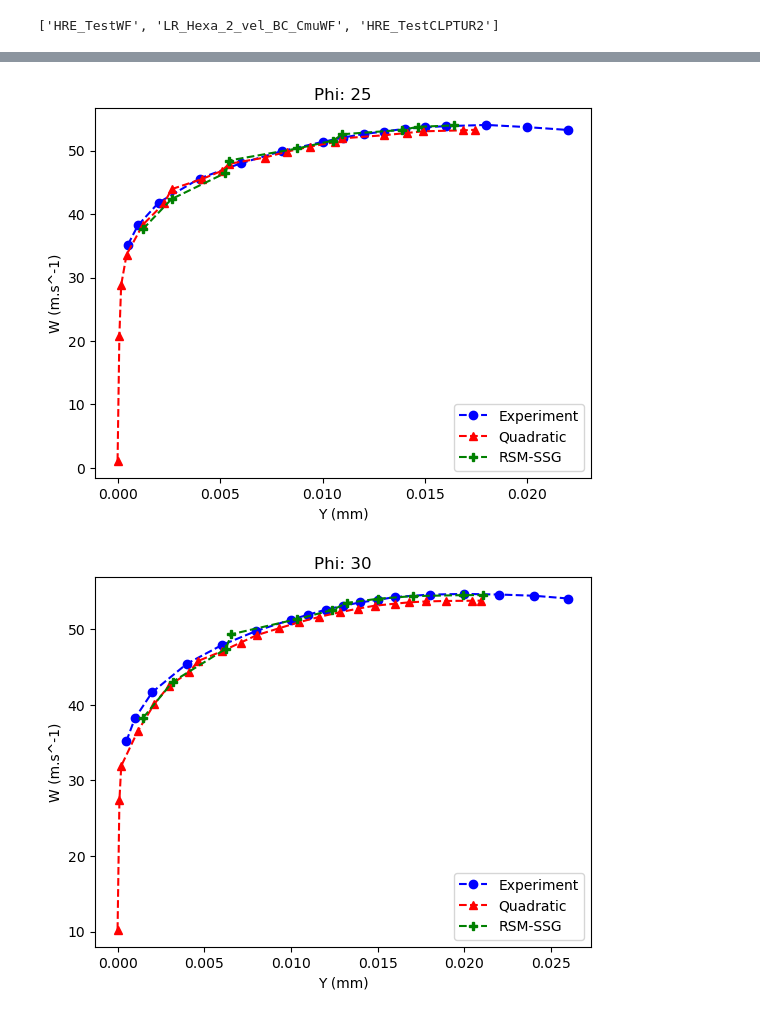
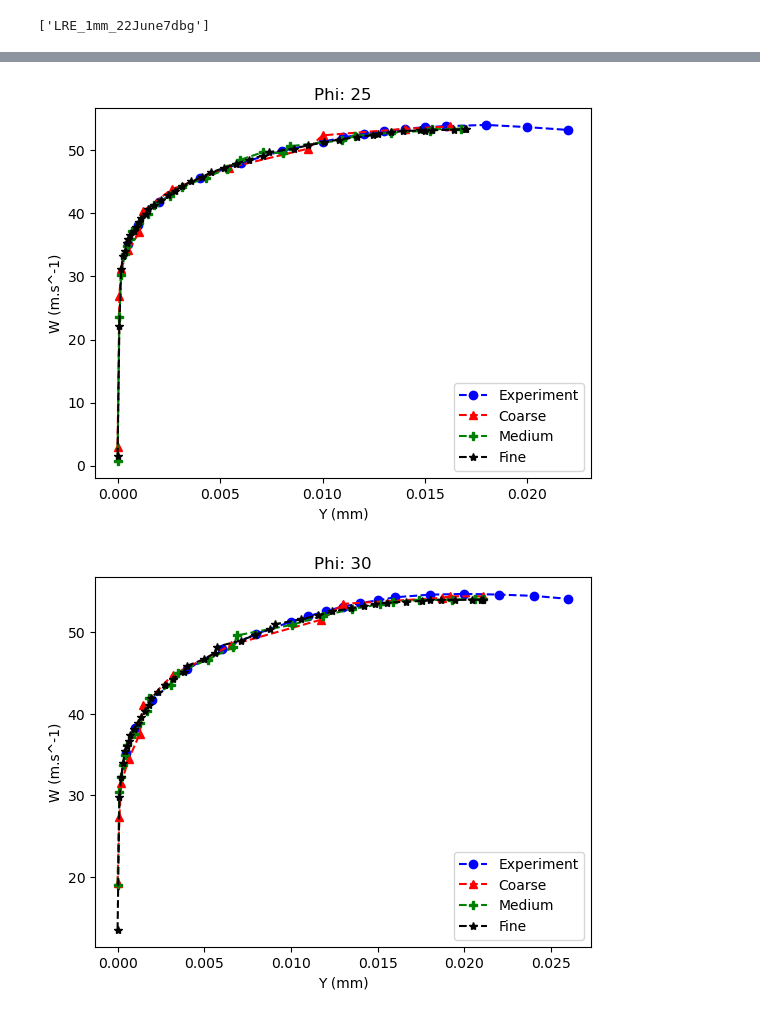
Before and after one commit to JulesL2/CS_Postprocess, a Jupyter notebook: extraction.ipynb, the cells around one changed output, grey strips where cells are left out. Cells and saved outputs as stored; diff of their text form; code cells hidden in the pictures.

```diff
--- a/extraction.ipynb
+++ b/extraction.ipynb
@@ -175,9 +210,9 @@ Doc_dir = Path("/home/juleslecoustre/Documents/FuelRod/StarMesh/RESU/")
 
 #Case_dir = Doc_dir.joinpath(Study_name).joinpath(Case_Name)
 #Res_dir = Case_dir.joinpath("RESU")
-process_listing(Doc_dir)
+process_listing(Doc_dir,dir_list=["LRE_1mm_22June7dbg"])
 # %% [output]
-['HRE_TestWF', 'LR_Hexa_2_vel_BC_CmuWF', 'HRE_TestCLPTUR2']
+['LRE_1mm_22June7dbg']
 # %%
 def get_df_experiment(ExperimentDataPath):
     df_ref = pd.read_csv(ExperimentDataPath)
@@ -236,8 +271,8 @@ def plot_profiles(ExperimentDataPath,Iter_profile_l,Profiles_Path_l,phi_l,label_
     df_exp = get_df_experiment(ExperimentDataPath)
     n = len(phi_l)
     width = 6
-    marker_l = ["^","P","X","*","s"]
-    color_l = ["r","g","m","k","y"]
+    marker_l = ["^","P","*","X","s"]
+    color_l = ["r","g","k","m","y"]
     #fig,axes = plt.subplots(n,figsize=(width,n*width))
     for i in range(n):
         plt.figure()
@@ -274,8 +309,8 @@ def process_stress(csv):
 def plot_stress(Exp_Data,Stress_P_l,Iter_l,label_l):
     fig,ax   = plt.subplots()
     fig2,ax2 = plt.subplots()
-    marker_l = ["^","P","X","*","s"]
-    color_l = ["r","g","m","k","y"]
+    marker_l = ["^","P","*","X","s"]
+    color_l = ["r","g","k","m","y"]
 
     df_tau_exp = pd.read_csv(Exp_Data)
     df_tau_exp=df_tau_exp.astype(float).sort_values(by=["Phi"])
@@ -313,12 +348,14 @@ def plot_stress(Exp_Data,Stress_P_l,Iter_l,label_l):
     plt.show()
 # %%
 ExperimentDataPath = Path("/home/juleslecoustre/Documents/FuelRod/Re181200FiW.csv")
-Profiles_Path = Path("/home/juleslecoustre/Documents/FuelRod/StarMesh/RESU/LR_Hexa_1/profiles")
-Profiles_Path2 = Path("/media/juleslecoustre/Jules/FuelRod12Units/RESU/RSMSSG_test/profiles")
+Profiles_Path = Path("/home/juleslecoustre/Documents/FuelRod/StarMesh/RESU/PatchesMeshLRE7_Coarse3/profiles")
+Profiles_Path2 = Path("/home/juleslecoustre/Documents/FuelRod/StarMesh/RESU/Cubic_ct_ts/profiles")
+S_LRE_SKE1mm = Path("/home/juleslecoustre/Documents/FuelRod/StarMesh/RESU/SKE_Fine_patch/profiles")
+S_LRE_Quad05mm = Path("/home/juleslecoustre/Documents/FuelRod/StarMesh/RESU/Cubic_patch_very_fine2/profiles")
 
-Profiles_Path_list = [Profiles_Path,Profiles_Path2]
-Iter_profile_l = ["1600","0800"]
-label_l = ["Quadratic","RSM-SSG"]
+Profiles_Path_list = [Profiles_Path,Profiles_Path2,S_LRE_Quad05mm]
+Iter_profile_l = ["3003","4400","8000","2000"]
+label_l = ["Coarse","Medium","Fine","SKE"]
 
 phi_list = [0,5,10,15,20,25,30]
 plot_profiles(ExperimentDataPath,Iter_profile_l,Profiles_Path_list,phi_list,label_l)
@@ -331,5 +368,5 @@ plot_profiles(ExperimentDataPath,Iter_profile_l,Profiles_Path_list,phi_list,labe
-[figure, old version]
+[figure, new version]
-[figure, old version]
+[figure, new version]
 # %%
 ## LOW REYNOLDS
 
```
Also changed, not shown: parts of 8 cells of this notebook.
